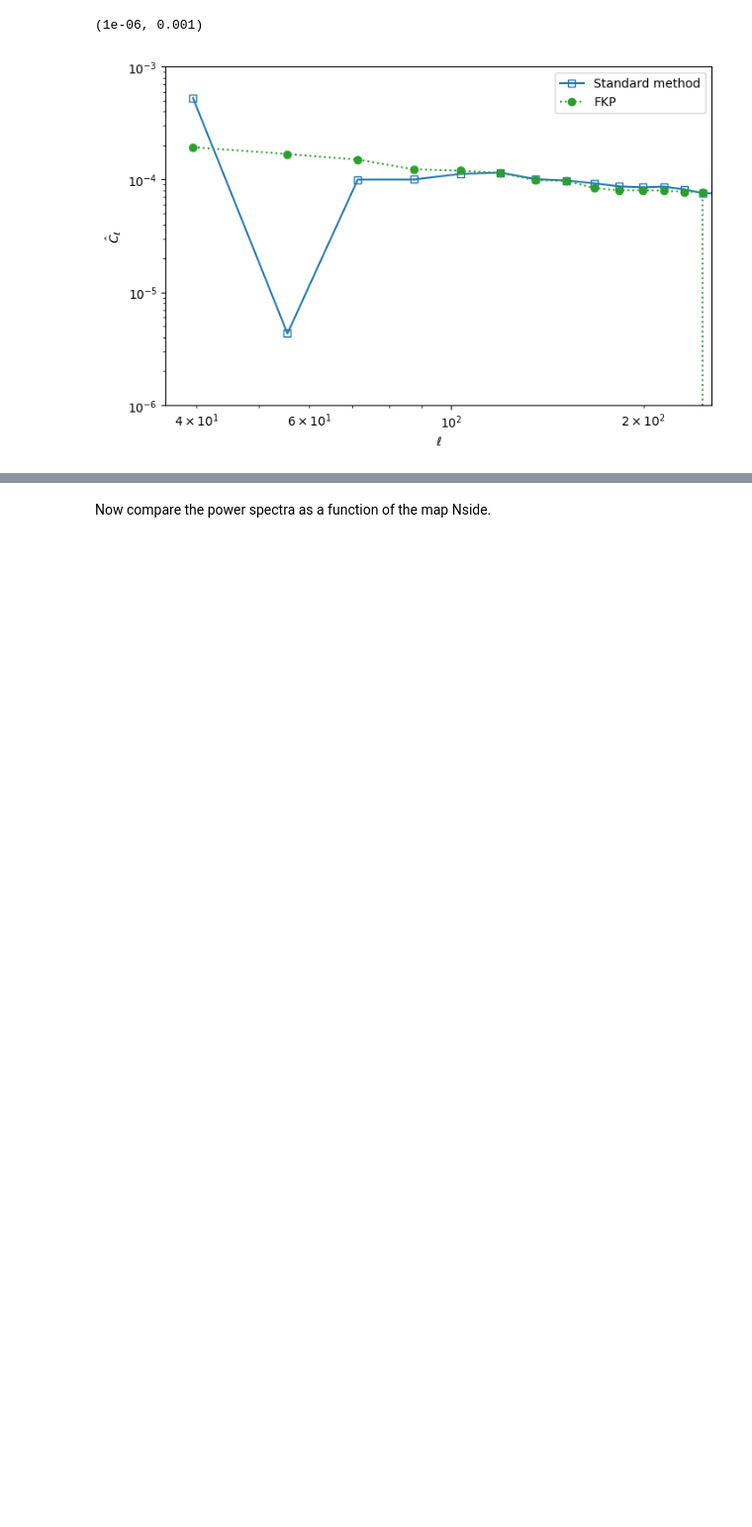
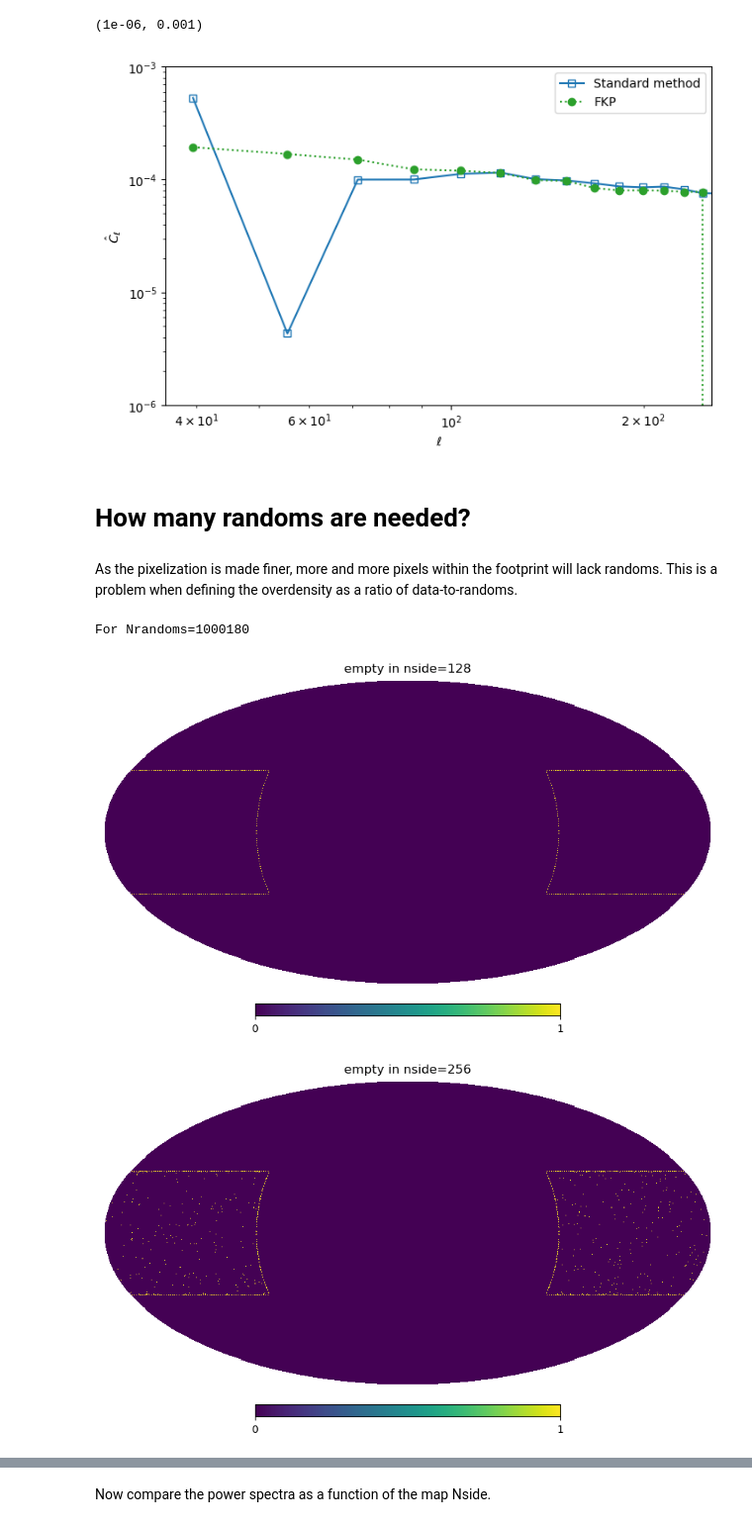
Before and after one commit to martinjameswhite/directsht, a Jupyter notebook: notebooks/analyzing_mocks.ipynb, the cells around one changed output, grey strips where cells are left out. Shown at 99% size. Saved outputs shown, nothing was run; the diff lists cells and outputs as text; code cells hidden in the pictures; blank space fills up the shorter version.

Commit message:
gauge Nrand requirements

```diff
--- a/notebooks/analyzing_mocks.ipynb
+++ b/notebooks/analyzing_mocks.ipynb
@@ -246,3 +246,18 @@ ax.set_ylim([1e-6,1e-3])
 # %% [output]
 (1e-06, 0.001)
 [figure]
+# %% [markdown]
+# How many randoms are needed?
+# %% [markdown]
+As the pixelization is made finer, more and more pixels within the footprint will lack randoms. This is a problem when defining the overdensity as a ratio of data-to-randoms.
+# %%
+print('For Nrandoms={}'.format(nrand))
+for nside in [128, 256, 512]:
+    map_mask = hp.ud_grade(hp.ud_grade(rmap, 64)>0, nside)
+    rmap = make_map(trand,prand,wrand,nside)
+    empty_pix_in_mask = np.logical_not(rmap) * map_mask
+    hp.mollview(empty_pix_in_mask, title='empty in nside={}'.format(nside))
+# %% [output]
+For Nrandoms=1000180
+[figure, added]
+[figure, added]
```
Also changed, not shown: parts of 9 cells of this notebook.
